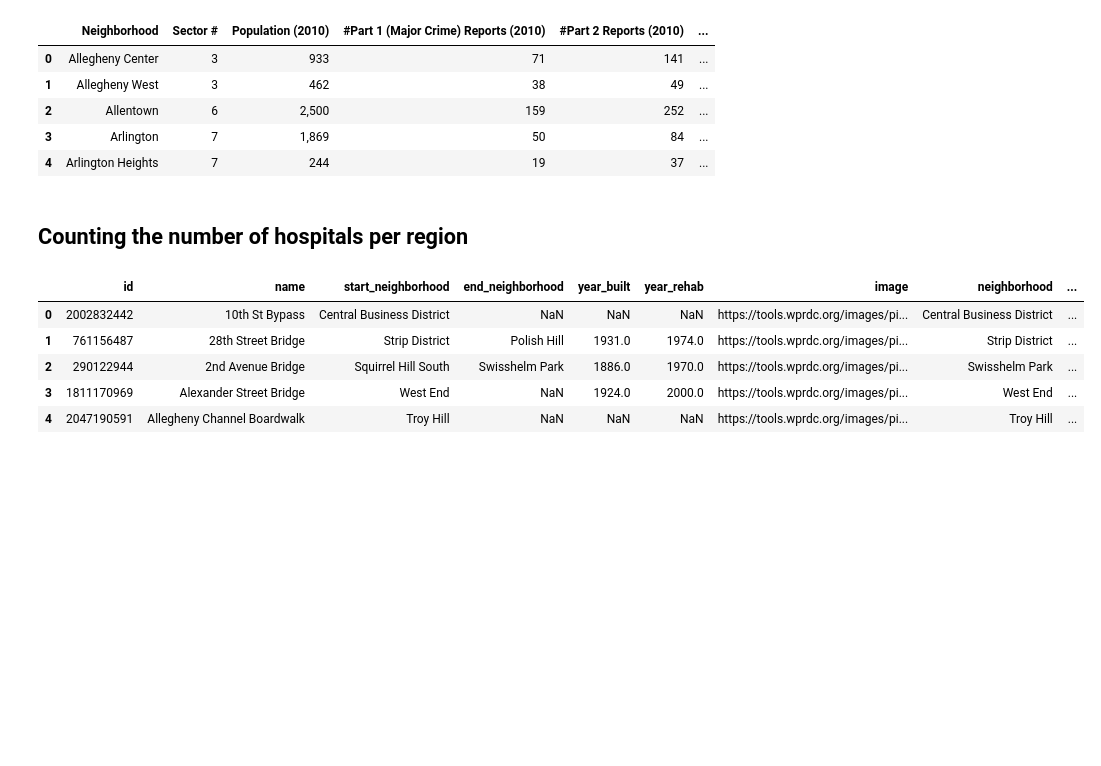
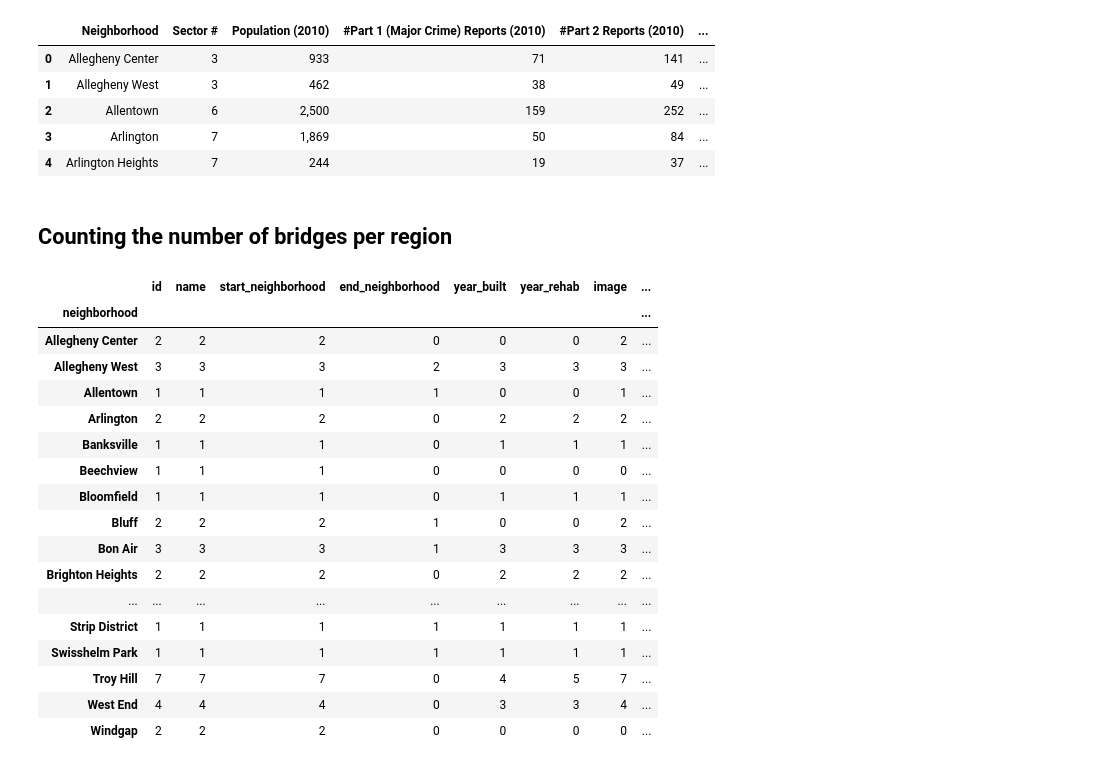
Before and after one commit to pats141/CMPINF_Final, a Jupyter notebook: Presentation.ipynb, the cells around one changed output. Cells and saved outputs as stored; diff of their text form; code cells hidden in the pictures; blank space fills up the shorter version.

```diff
--- a/Presentation.ipynb
+++ b/Presentation.ipynb
@@ -34,14 +47,26 @@ pgh_safety_data.head()
 | 3 | Arlington | 7 | 1,869 | 50 | 84 | ... |
 | 4 | Arlington Heights | 7 | 244 | 19 | 37 | ... |
 # %% [markdown]
-## Counting the number of hospitals per region
+## Counting the number of bridges per region
 # %%
-pgh_bridge_data = pd.read_csv("bridge_data.csv")
-pgh_bridge_data.head()
+pgh_bridge_data = pd.read_csv("bridge_data.csv", index_col="neighborhood")
+pgh_bridge_data.groupby("neighborhood").count()
 # %% [output]
-|  | id | name | start_neighborhood | end_neighborhood | year_built | year_rehab | image | neighborhood | ... |
-| 0 | 2002832442 | 10th St Bypass | Central Business District | NaN | NaN | NaN | https://tools.wprdc.org/images/pi... | Central Business District | ... |
-| 1 | 761156487 | 28th Street Bridge | Strip District | Polish Hill | 1931.0 | 1974.0 | https://tools.wprdc.org/images/pi... | Strip District | ... |
-| 2 | 290122944 | 2nd Avenue Bridge | Squirrel Hill South | Swisshelm Park | 1886.0 | 1970.0 | https://tools.wprdc.org/images/pi... | Swisshelm Park | ... |
-| 3 | 1811170969 | Alexander Street Bridge | West End | NaN | 1924.0 | 2000.0 | https://tools.wprdc.org/images/pi... | West End | ... |
-| 4 | 2047190591 | Allegheny Channel Boardwalk | Troy Hill | NaN | NaN | NaN | https://tools.wprdc.org/images/pi... | Troy Hill | ... |
+|  | id | name | start_neighborhood | end_neighborhood | year_built | year_rehab | image | ... |
+| neighborhood |  |  |  |  |  |  |  | ... |
+| Allegheny Center | 2 | 2 | 2 | 0 | 0 | 0 | 2 | ... |
+| Allegheny West | 3 | 3 | 3 | 2 | 3 | 3 | 3 | ... |
+| Allentown | 1 | 1 | 1 | 1 | 0 | 0 | 1 | ... |
+| Arlington | 2 | 2 | 2 | 0 | 2 | 2 | 2 | ... |
+| Banksville | 1 | 1 | 1 | 0 | 1 | 1 | 1 | ... |
+| Beechview | 1 | 1 | 1 | 0 | 0 | 0 | 0 | ... |
+| Bloomfield | 1 | 1 | 1 | 0 | 1 | 1 | 1 | ... |
+| Bluff | 2 | 2 | 2 | 1 | 0 | 0 | 2 | ... |
+| Bon Air | 3 | 3 | 3 | 1 | 3 | 3 | 3 | ... |
+| Brighton Heights | 2 | 2 | 2 | 0 | 2 | 2 | 2 | ... |
+| ... | ... | ... | ... | ... | ... | ... | ... | ... |
+| Strip District | 1 | 1 | 1 | 1 | 1 | 1 | 1 | ... |
+| Swisshelm Park | 1 | 1 | 1 | 1 | 1 | 1 | 1 | ... |
+| Troy Hill | 7 | 7 | 7 | 0 | 4 | 5 | 7 | ... |
+| West End | 4 | 4 | 4 | 0 | 3 | 3 | 4 | ... |
+| Windgap | 2 | 2 | 2 | 0 | 0 | 0 | 0 | ... |
```
Also changed, not shown: parts of 1 cell of this notebook.
